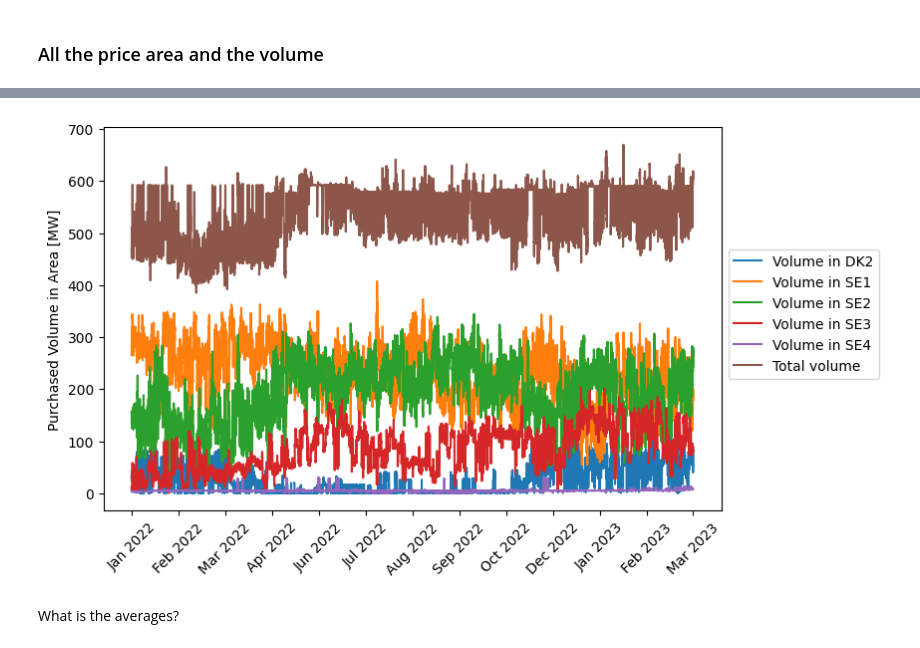
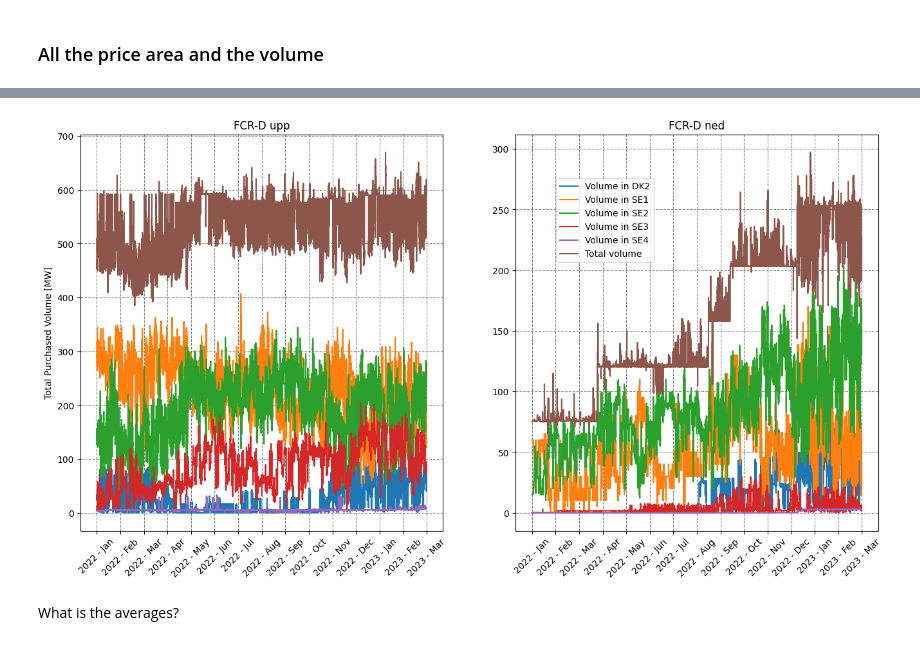
Before and after one commit to junesooshin/lightenup, a Jupyter notebook: Model and Result Examination/FCR-D Analysis.ipynb, the cells around one changed output, grey strips where cells are left out. Cells and saved outputs as stored; diff of their text form; code cells hidden in the pictures.

```diff
--- a/Model and Result Examination/FCR-D Analysis.ipynb
+++ b/Model and Result Examination/FCR-D Analysis.ipynb
@@ -121,41 +121,59 @@ Name: PurchasedVolumeTotal, Length: 10895, dtype: float64
 # %% [markdown]
 ### All the price area and the volume
 # %%
-product_name = "FCR-D upp"
+product_names = ["FCR-D upp", "FCR-D ned"]
 auction_type = "Total"
 price_areas = ["DK2", "SE1", "SE2", "SE3", "SE4"]
 
-plt.figure(figsize=(8, 5))
-
-for area in price_areas:
-    mask = (df["PriceArea"] == area) & (df["AuctionType"] == auction_type) & (df["ProductName"] == product_name)
-
-    volume = df["PurchasedVolumeLocal"].loc[mask].reset_index(drop=True)
-    volume = volume.loc[::-1].reset_index(drop=True)
-    plt.plot(volume, label=f"Volume in {area}", drawstyle='steps-post')
-
-mask_total = (df["PriceArea"] == "DK2") & (df["AuctionType"] == auction_type) & (df["ProductName"] == product_name)
-xaxis = df["HourDK"].loc[mask_total].reset_index(drop=True)
-xaxis = xaxis.loc[::-1].reset_index(drop=True)
-
-xaxis = pd.to_datetime(xaxis)# Convert xaxis to datetime
-volume_total = df["PurchasedVolumeTotal"].loc[mask_total].reset_index(drop=True)
-volume_total = volume_total.loc[::-1].reset_index(drop=True)
-plt.plot(volume_total, label="Total volume")
-
-# Set the x-axis ticks to be monthly
-num_ticks = len(xaxis)
-tick_step = max(1, int(np.ceil(num_ticks / 12))) # Show at least one tick per month
-month_ticks = xaxis.index % tick_step == 0
-if not month_ticks[0]:
-    month_ticks[0] = True
-if not month_ticks[-1]:
-    month_ticks[-1] = True
-plt.xticks(xaxis.index[month_ticks], xaxis[month_ticks].dt.strftime("%b %Y"), rotation=45)
+product_name = "FCR-D upp"
+auction_type = "Total"
+Latest_time = '2023-03-31T00:00:00'
+Earliest_time = '2022-01-01T00:00:00'
+pd.to_datetime(Latest_time)
+pd.to_datetime(Earliest_time)
 
 
-plt.legend(bbox_to_anchor=(1.0, 0.7), loc='upper left')
-plt.ylabel("Purchased Volume in Area [MW]")
+# Create a Figure with two subplots
+fig, axs = plt.subplots(1, 2, figsize=(16, 8))
+
+for i, product_name in enumerate(product_names):
+    ax = axs[i]
+
+    for area in price_areas:
+        mask = (df["HourDK"] >= Earliest_time) & (df["HourDK"] <= Latest_time) & (df["PriceArea"] == area) & (df["AuctionType"] == auction_type) & (df["ProductName"] == product_name)
+
+        volume = df["PurchasedVolumeLocal"].loc[mask].reset_index(drop=True)
+        volume = volume.loc[::-1].reset_index(drop=True)
+        ax.plot(volume, label=f"Volume in {area}", drawstyle='steps-post')
+
+    mask_total = (df["HourDK"] >= Earliest_time) & (df["HourDK"] <= Latest_time) & (df["PriceArea"] == "DK2") & (df["AuctionType"] == auction_type) & (df["ProductName"] == product_name)
+    xaxis = df["HourDK"].loc[mask_total].reset_index(drop=True)
+    xaxis = xaxis.loc[::-1].reset_index(drop=True)
+
+    xaxis = pd.to_datetime(xaxis)# Convert xaxis to datetime
+    volume_total = df["PurchasedVolumeTotal"].loc[mask_total].reset_index(drop=True)
+    volume_total = volume_total.loc[::-1].reset_index(drop=True)
+    ax.plot(volume_total, label="Total volume", drawstyle='steps-post')
+
+    # Set the x-axis ticks to be monthly
+    num_ticks = len(xaxis)
+    tick_step = max(1, int(np.ceil(num_ticks / 14))) # Show at least one tick per month
+    month_ticks = xaxis.index % tick_step == 0
+    if not month_ticks[0]:
+        month_ticks[0] = True
+    if not month_ticks[-1]:
+        month_ticks[-1] = True
+    #ax.xticks(xaxis.index[month_ticks], xaxis[month_ticks].dt.strftime("%Y - %b"), rotation=45)
+
+    ax.grid(linestyle='--', color='gray')
+    ax.set_xticks(xaxis.index[month_ticks])
+    print(xaxis[month_ticks])
+    ax.set_xticklabels(xaxis[month_ticks].dt.strftime("%Y - %b"), rotation=45)
+
+    ax.set_title(product_name)
+
+axs[1].legend(bbox_to_anchor=(0.1, 0.9), loc='upper left')
+axs[0].set_ylabel("Total Purchased Volume [MW]")
 plt.savefig('Total_volume_FCR_D.pdf', format="pdf", bbox_inches="tight")
 plt.show()
 # %% [output]
@@ -162,4 +197,4 @@ plt.show()
-[figure, old version]
+[figure, new version]
 # %% [markdown]
 What is the averages?
 # %%
```
Also changed, not shown: parts of 16 cells of this notebook, 4 other files.
